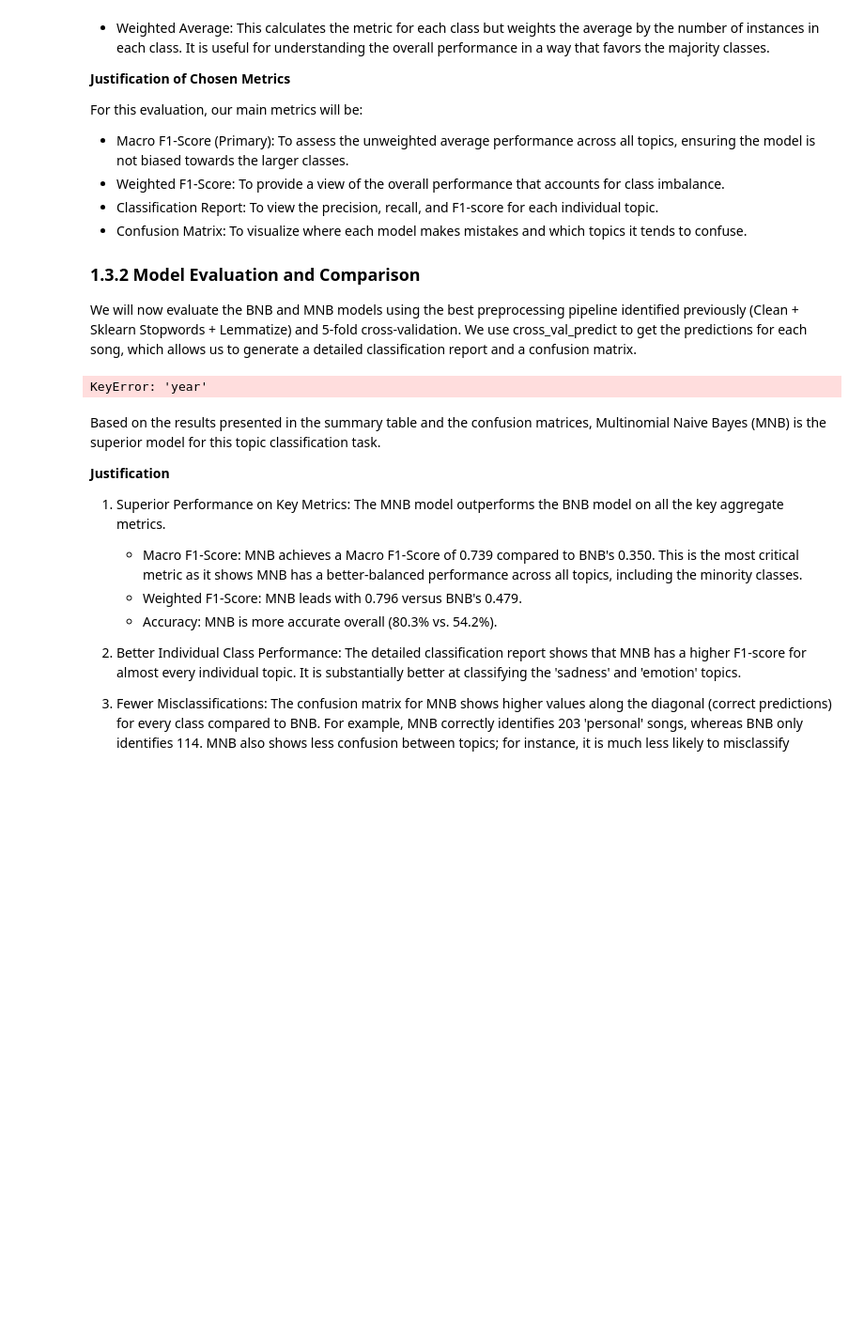
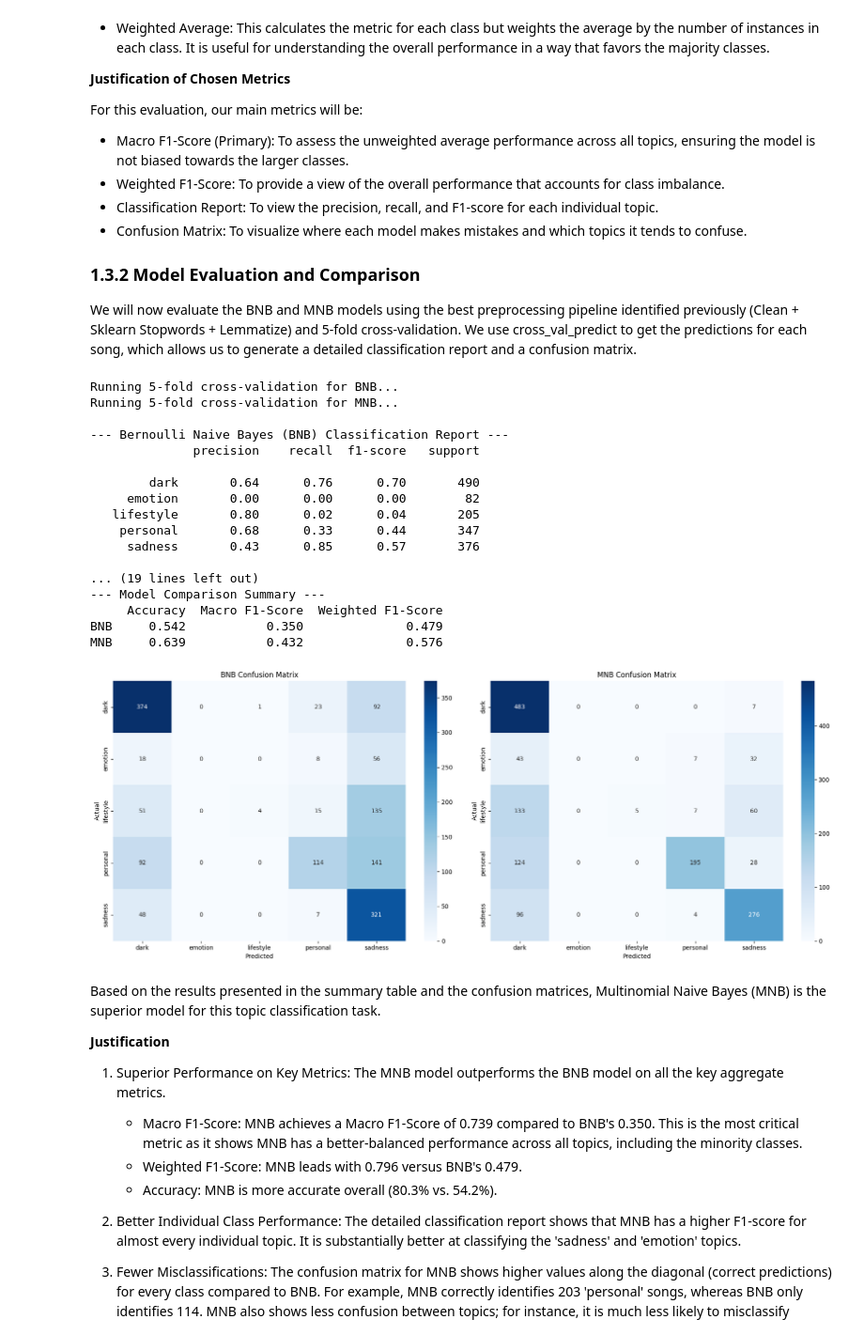
Before and after one commit to axyn45/comp9727-25t2, a Jupyter notebook: assignment/main.ipynb, the cells around one changed output. Shown at 94% size. Saved outputs shown, nothing was run; the diff lists cells and outputs as text; code cells hidden in the pictures; blank space fills up the shorter version.

```diff
--- a/assignment/main.ipynb
+++ b/assignment/main.ipynb
@@ -274,7 +277,7 @@ For this evaluation, our main metrics will be:
 We will now evaluate the BNB and MNB models using the best preprocessing pipeline identified previously (Clean + Sklearn Stopwords + Lemmatize) and 5-fold cross-validation. We use cross_val_predict to get the predictions for each song, which allows us to generate a detailed classification report and a confusion matrix.
 # %%
 
-from sklearn.feature_extraction.text import CountVectorizer
+# from sklearn.feature_extraction.text import CountVectorizer
 from sklearn.naive_bayes import MultinomialNB, BernoulliNB
 from sklearn.pipeline import Pipeline
 from sklearn.model_selection import cross_val_predict
@@ -285,12 +288,12 @@ def best_preprocessor(text):
     return lemmatize_text(clean_text(text))
 
 # prepare data
-df['document'] = df['artist_name'] + ' ' + df['track_name'] + ' ' + df['genre'] + ' ' + df['lyrics']+ ' ' + df['year']
+df['document'] = df['artist_name'] + ' ' + df['track_name'] + ' ' + df['genre'] + ' ' + df['lyrics']
 X = df['document']
 y = df['topic']
 
 # define the models within a pipeline
-vectorizer = CountVectorizer(preprocessor=best_preprocessor, stop_words='english')
+vectorizer = TfidfVectorizer(preprocessor=best_preprocessor, stop_words='english')
 
 # BNB Pipeline
 bnb_pipeline = Pipeline([
@@ -333,34 +336,51 @@ summary_data = {
         'MNB': classification_report(y, y_pred_mnb, output_dict=True)['weighted avg']['f1-score']
     }
 }
 summary_df = pd.DataFrame(summary_data).round(3)
 print("\n--- Model Comparison Summary ---")
 print(summary_df)
 
 
 # plot confusion matrices
 fig, axes = plt.subplots(1, 2, figsize=(18, 7))
 class_labels = sorted(y.unique())
 
 # BNB confusion matrix
 cm_bnb = confusion_matrix(y, y_pred_bnb, labels=class_labels)
 sns.heatmap(cm_bnb, annot=True, fmt='d', cmap='Blues', ax=axes[0], xticklabels=class_labels, yticklabels=class_labels)
 axes[0].set_title('BNB Confusion Matrix')
 axes[0].set_xlabel('Predicted')
 axes[0].set_ylabel('Actual')
 
 # MNB confusion matrix
 cm_mnb = confusion_matrix(y, y_pred_mnb, labels=class_labels)
 sns.heatmap(cm_mnb, annot=True, fmt='d', cmap='Blues', ax=axes[1], xticklabels=class_labels, yticklabels=class_labels)
 axes[1].set_title('MNB Confusion Matrix')
 axes[1].set_xlabel('Predicted')
 axes[1].set_ylabel('Actual')
 
 plt.tight_layout()
 plt.savefig('confusion_matrices.png')
 plt.show()
 # %% [output]
-KeyError: 'year'
+Running 5-fold cross-validation for BNB...
+Running 5-fold cross-validation for MNB...
+
+--- Bernoulli Naive Bayes (BNB) Classification Report ---
+              precision    recall  f1-score   support
+
+        dark       0.64      0.76      0.70       490
+     emotion       0.00      0.00      0.00        82
+   lifestyle       0.80      0.02      0.04       205
+    personal       0.68      0.33      0.44       347
+     sadness       0.43      0.85      0.57       376
+
+... (19 lines left out)
+--- Model Comparison Summary ---
+     Accuracy  Macro F1-Score  Weighted F1-Score
+BNB     0.542           0.350              0.479
+MNB     0.639           0.432              0.576
+[figure, added]
 # %% [markdown]
 Based on the results presented in the summary table and the confusion matrices, Multinomial Naive Bayes (MNB) is the superior model for this topic classification task.
 
```
Also changed, not shown: parts of 7 cells of this notebook, 2 other files.
